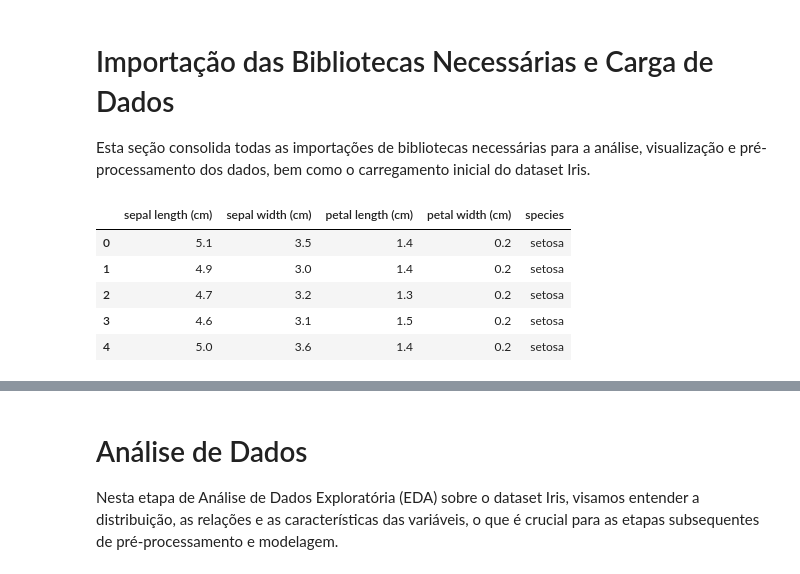
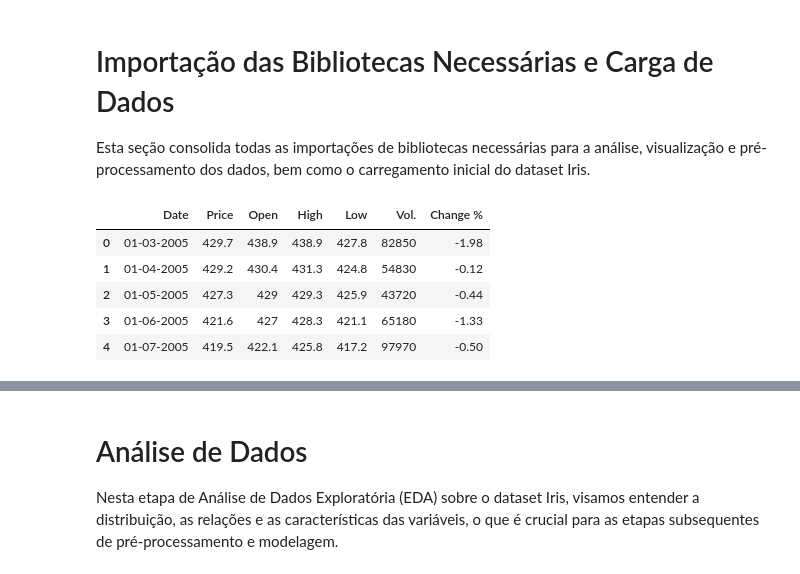
Before and after one commit to lalipedrozo/PUC_MVP_Analise_de_Dados, a Jupyter notebook: PUC_MVP_Analise_de_Dados.ipynb, the cells around one changed output, grey strips where cells are left out. Saved outputs shown, nothing was run; the diff lists cells and outputs as text; code cells hidden in the pictures.

```diff
--- a/PUC_MVP_Analise_de_Dados.ipynb
+++ b/PUC_MVP_Analise_de_Dados.ipynb
@@ -71,10 +64,14 @@ df['species'] = iris.target_names[iris.target]
-# %%
-# primeiras linhas
-df.head()
-# %% [output]
-|  | sepal length (cm) | sepal width (cm) | petal length (cm) | petal width (cm) | species |
-| 0 | 5.1 | 3.5 | 1.4 | 0.2 | setosa |
-| 1 | 4.9 | 3.0 | 1.4 | 0.2 | setosa |
-| 2 | 4.7 | 3.2 | 1.3 | 0.2 | setosa |
-| 3 | 4.6 | 3.1 | 1.5 | 0.2 | setosa |
-| 4 | 5.0 | 3.6 | 1.4 | 0.2 | setosa |
+# %%
+# Upload dataset
+url = "https://raw.githubusercontent.com/lalipedrozo/PUC_MVP_Analise_de_Dados/refs/heads/main/data/Gold%20Futures%20Historical%20Data.csv"
+
+df = pd.read_csv(url)
+
+display(df.head())
+# %% [output]
+|  | Date | Price | Open | High | Low | Vol. | Change % |
+| 0 | 01-03-2005 | 429.7 | 438.9 | 438.9 | 427.8 | 82850 | -1.98 |
+| 1 | 01-04-2005 | 429.2 | 430.4 | 431.3 | 424.8 | 54830 | -0.12 |
+| 2 | 01-05-2005 | 427.3 | 429 | 429.3 | 425.9 | 43720 | -0.44 |
+| 3 | 01-06-2005 | 421.6 | 427 | 428.3 | 421.1 | 65180 | -1.33 |
+| 4 | 01-07-2005 | 419.5 | 422.1 | 425.8 | 417.2 | 97970 | -0.50 |
```
Also changed, not shown: parts of 7 cells of this notebook.
